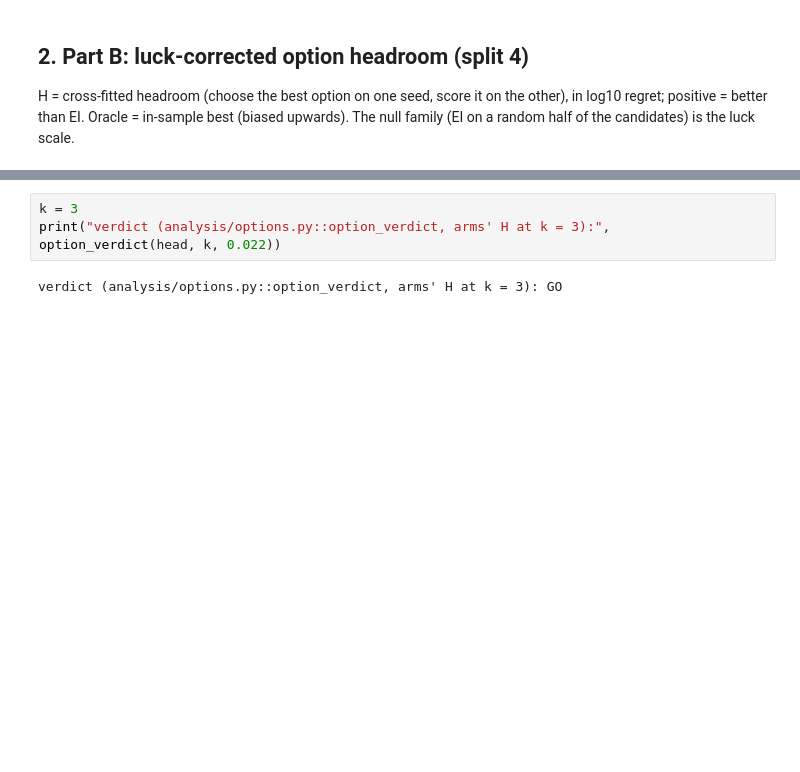
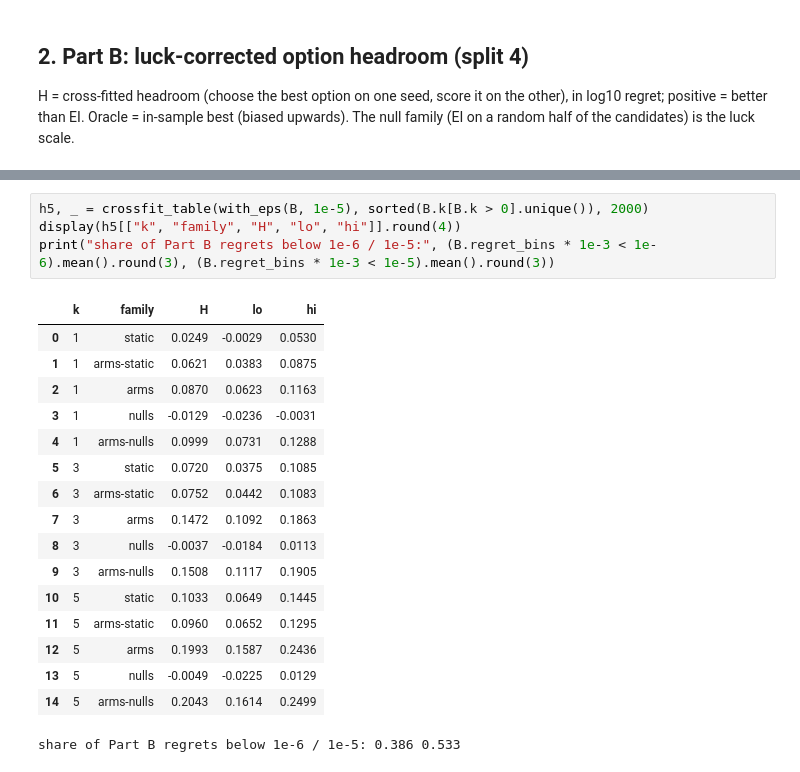
Before and after one commit to timruhkopf/anytime-acquisition, a Jupyter notebook: notebooks/12_2026-11-12_option_headroom.ipynb, the cells around one changed output, grey strips where cells are left out. Cells and saved outputs as stored; diff of their text form; blank space fills up the shorter version.

```diff
--- a/notebooks/12_2026-11-12_option_headroom.ipynb
+++ b/notebooks/12_2026-11-12_option_headroom.ipynb
@@ -297,5 +305,22 @@ share of lanes whose advantage is exactly 0:
 # %%
-k = 3
-print("verdict (analysis/options.py::option_verdict, arms' H at k = 3):", option_verdict(head, k, 0.022))
+h5, _ = crossfit_table(with_eps(B, 1e-5), sorted(B.k[B.k > 0].unique()), 2000)
+display(h5[["k", "family", "H", "lo", "hi"]].round(4))
+print("share of Part B regrets below 1e-6 / 1e-5:", (B.regret_bins * 1e-3 < 1e-6).mean().round(3), (B.regret_bins * 1e-3 < 1e-5).mean().round(3))
 # %% [output]
+|  | k | family | H | lo | hi |
+| 0 | 1 | static | 0.0249 | -0.0029 | 0.0530 |
+| 1 | 1 | arms-static | 0.0621 | 0.0383 | 0.0875 |
+| 2 | 1 | arms | 0.0870 | 0.0623 | 0.1163 |
+| 3 | 1 | nulls | -0.0129 | -0.0236 | -0.0031 |
+| 4 | 1 | arms-nulls | 0.0999 | 0.0731 | 0.1288 |
+| 5 | 3 | static | 0.0720 | 0.0375 | 0.1085 |
+| 6 | 3 | arms-static | 0.0752 | 0.0442 | 0.1083 |
+| 7 | 3 | arms | 0.1472 | 0.1092 | 0.1863 |
+| 8 | 3 | nulls | -0.0037 | -0.0184 | 0.0113 |
+| 9 | 3 | arms-nulls | 0.1508 | 0.1117 | 0.1905 |
+| 10 | 5 | static | 0.1033 | 0.0649 | 0.1445 |
+| 11 | 5 | arms-static | 0.0960 | 0.0652 | 0.1295 |
+| 12 | 5 | arms | 0.1993 | 0.1587 | 0.2436 |
+| 13 | 5 | nulls | -0.0049 | -0.0225 | 0.0129 |
+| 14 | 5 | arms-nulls | 0.2043 | 0.1614 | 0.2499 |
-verdict (analysis/options.py::option_verdict, arms' H at k = 3): GO
+share of Part B regrets below 1e-6 / 1e-5: 0.386 0.533
```
Also changed, not shown: parts of 10 cells of this notebook, 13 other files.
